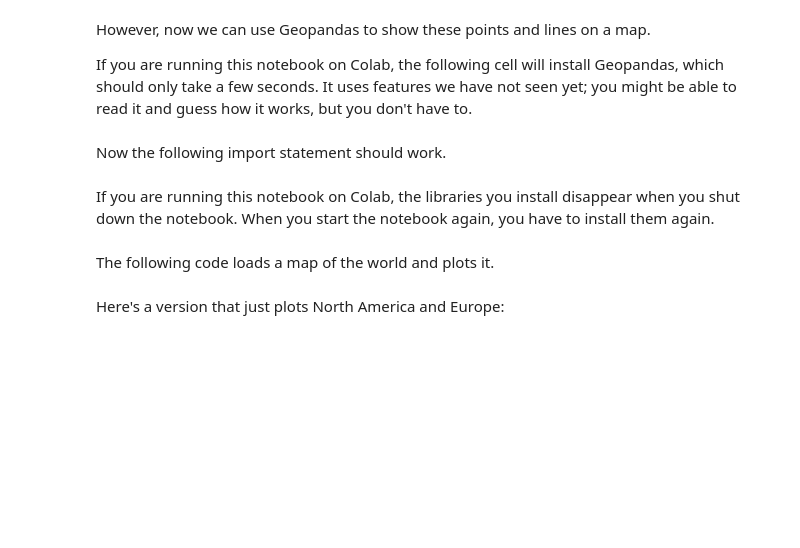
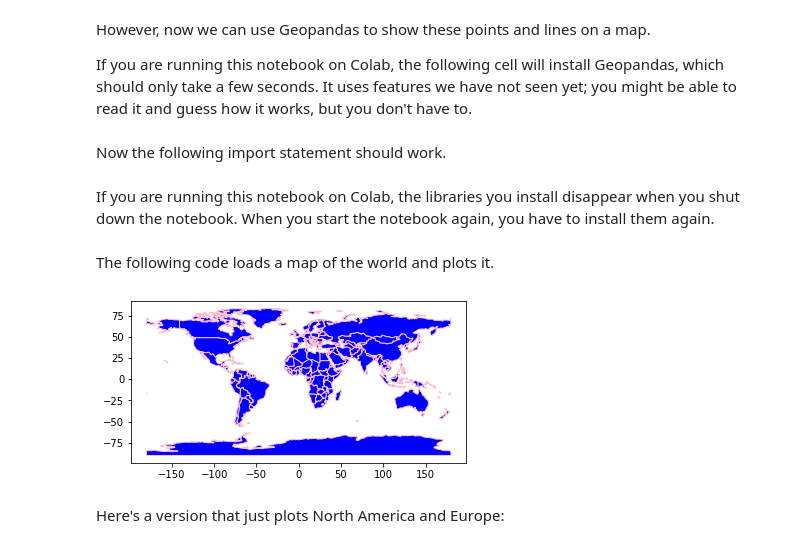
Before and after one commit to hussein6065/ElementsOfDataScience, a Jupyter notebook: 02_times.ipynb, the cells around one changed output. Drawn from its saved outputs; the diff is of its cells as text; code cells hidden in the pictures; blank space fills up the shorter version.

```diff
--- a/02_times.ipynb
+++ b/02_times.ipynb
@@ -447,7 +521,9 @@ The following code loads a map of the world and plots it.
 # %%
 path = gpd.datasets.get_path('naturalearth_lowres')
 world = gpd.read_file(path)
-world.plot(color='white', edgecolor='gray');
+world.plot(color='blue', edgecolor='pink');
+# %% [output]
+[figure, added]
 # %% [markdown]
 Here's a version that just plots North America and Europe:
 # %%
```
Also changed, not shown: parts of 50 cells of this notebook.
